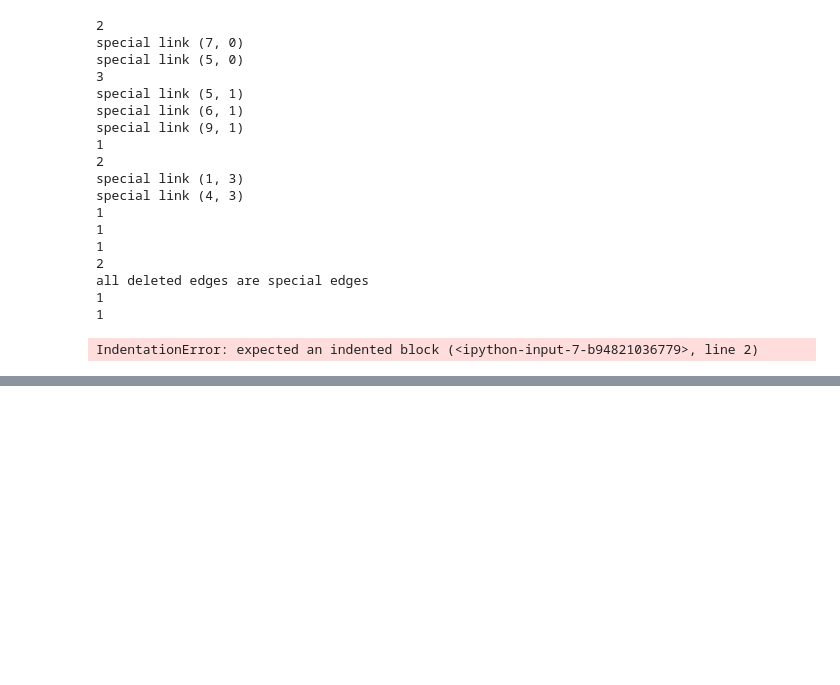
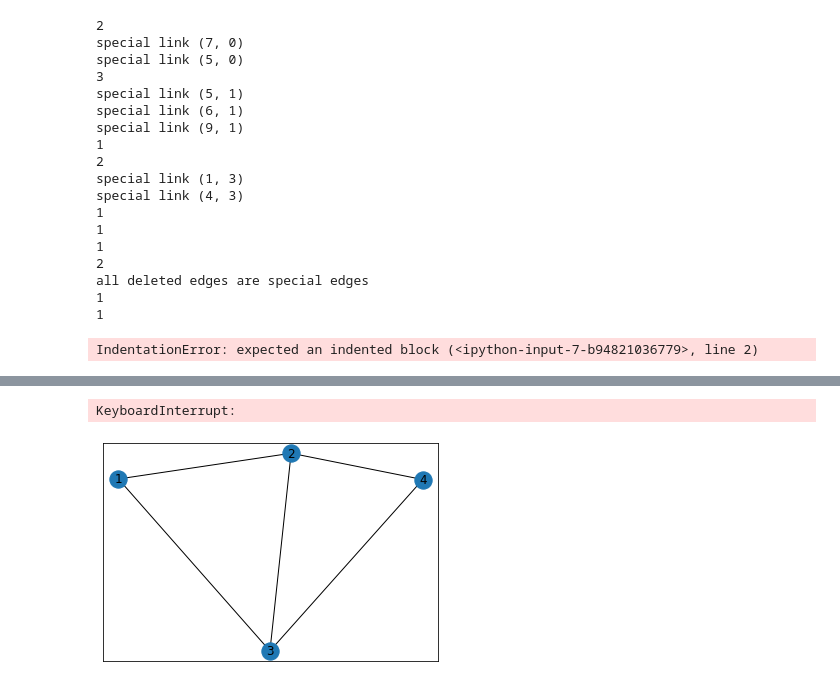
Before and after one commit to abietic/turn_prohibition, a Jupyter notebook: tp.ipynb, the cells around one changed output, grey strips where cells are left out. Drawn from its saved outputs; the diff is of its cells as text; code cells hidden in the pictures; blank space fills up the shorter version.

```diff
--- a/tp.ipynb
+++ b/tp.ipynb
@@ -137,0 +138,14 @@ nx.draw_networkx(tg2,labels={k:l for k,l in list(tg2.nodes(data='label'))})
+# %%
+from turn_prohibition import turn_prohibition
+tp = turn_prohibition(tg1)
+# %% [output]
+KeyboardInterrupt:
+# %%
+from routing_with_turn_prohibits import gen_link_graph, gen_trans_test_case
+import networkx as nx
+
+trans_g = gen_trans_test_case()
+
+nx.draw_networkx(trans_g)
+# %% [output]
+[figure, added]
```
Also changed, not shown: parts of 4 cells of this notebook, 31 other files.
